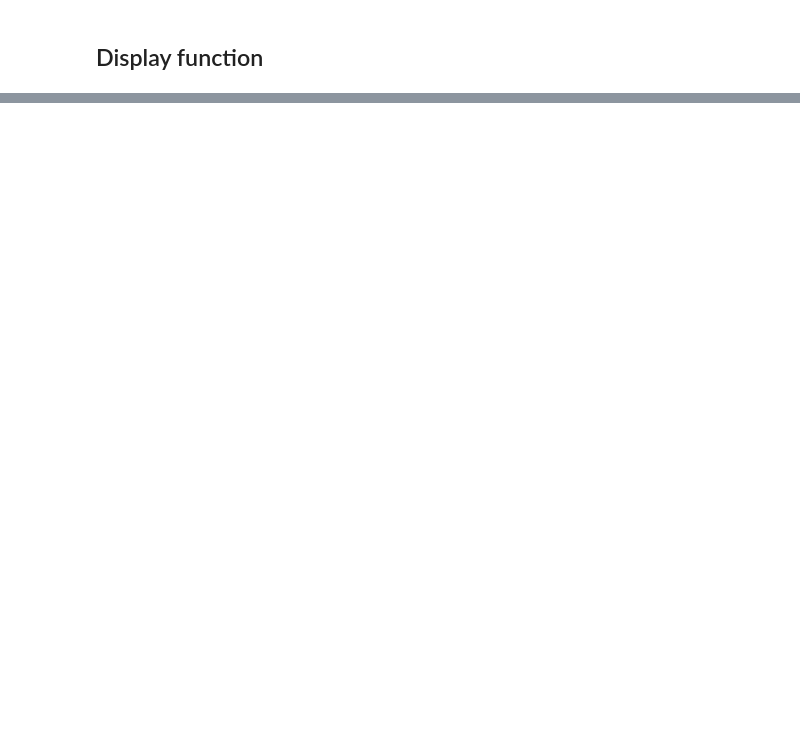
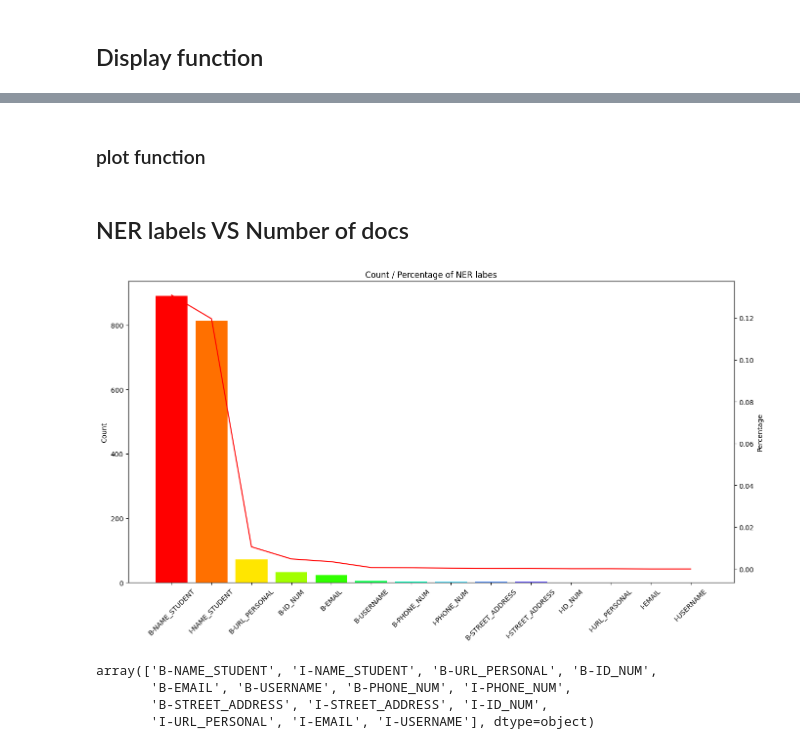
Before and after one commit to philosucker/PII-detection, a Jupyter notebook: pii-eda.ipynb, the cells around one changed output, grey strips where cells are left out. Drawn from its saved outputs; the diff is of its cells as text; code cells hidden in the pictures; blank space fills up the shorter version.

```diff
--- a/pii-eda.ipynb
+++ b/pii-eda.ipynb
@@ -517,0 +1030,6 @@ sample_train
+# %%
+'''
+결과 데이터프레임을 doc_count 기준으로 내림차순으로 정렬
+'''
+ner_labels_stat = ner_labels_stat.sort_values('doc_count', ascending = False)
+ner_labels_stat
@@ -517,0 +1052,50 @@ sample_train
+# %% [markdown]
+### plot function
+# %%
+import numpy as np
+import matplotlib.pyplot as plt
+import matplotlib.colors as mcolors
+
+def plot_ner_distribution(ner_labels_stat, count_col, percentage_col):
+    '''
+    NER 레이블의 개수와 그 비율을 막대 그래프와 선 그래프로 동시에 표시
+    '''
+    # 그래프 크기 설정. 가로 16인치, 세로 8인치
+    plt.figure(figsize=(16,8))
+    unique_labels = ner_labels_stat['ner_label'].unique()
+    colors = plt.cm.hsv(np.linspace(0, 1, len(unique_labels)))
+    color_dict = dict(zip(unique_labels, colors))
+
+
+    # 고유한 NER 레이블마다, 해당 레이블의 데이터만 포함하는 부분집합을 생성
+    # 각 레이블의 개수를 막대 그래프로 표시
+    for label in unique_labels:
+        subset = ner_labels_stat[ner_labels_stat['ner_label'] == label]
+        plt.bar(subset['ner_label'], subset[count_col], color = color_dict[label])
+
+    plt.ylabel('Count')
+    plt.xticks(rotation = 45)
+
+    # 두 번째 y축을 생성
+    # 이 축에 대해 NER 레이블의 비율을 선 그래프로 표시
+    sec_axis = plt.twinx()
+    sec_axis.plot(ner_labels_stat['ner_label'], ner_labels_stat[percentage_col], color='r')
+    sec_axis.set_ylabel('Percentage')
+
+    plt.title('Count / Percentage of NER labes')
+    plt.xlabel('NER Label')
+# %% [markdown]
+## NER labels VS Number of docs
+# %%
+plot_ner_distribution(ner_labels_stat, 'doc_count', 'doc_count_percentage')
+# %% [output]
+[figure, added]
+# %%
+# 고유한 NER 레이블을 추출
+unique_labels = ner_labels_stat['ner_label'].unique()
+unique_labels
+# %% [output]
+array(['B-NAME_STUDENT', 'I-NAME_STUDENT', 'B-URL_PERSONAL', 'B-ID_NUM',
+       'B-EMAIL', 'B-USERNAME', 'B-PHONE_NUM', 'I-PHONE_NUM',
+       'B-STREET_ADDRESS', 'I-STREET_ADDRESS', 'I-ID_NUM',
+       'I-URL_PERSONAL', 'I-EMAIL', 'I-USERNAME'], dtype=object)
```
Also changed, not shown: parts of 36 cells of this notebook.
